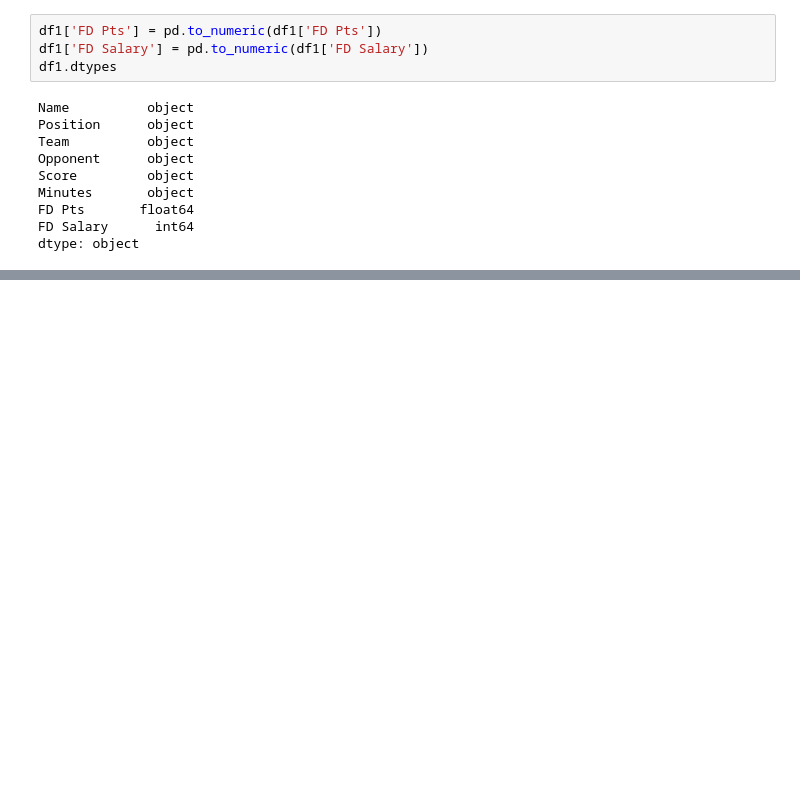
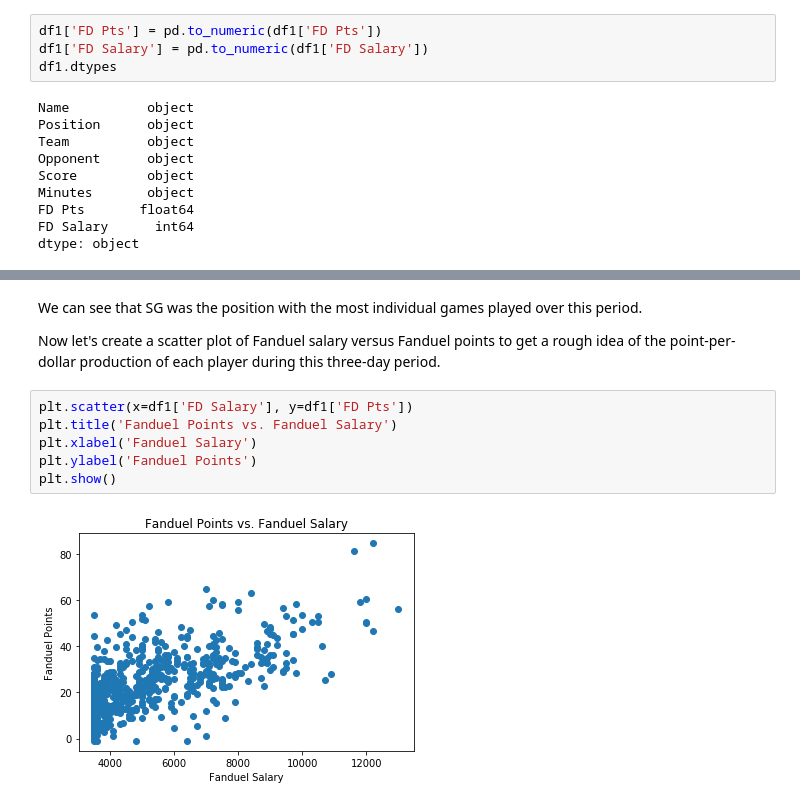
Before and after one commit to rakeshbhatia/thinkful, a Jupyter notebook: 5.2.4 APIs.ipynb, the cells around one changed output, grey strips where cells are left out. Saved outputs shown, nothing was run; the diff lists cells and outputs as text; blank space fills up the shorter version.

```diff
--- a/5.2.4 APIs.ipynb
+++ b/5.2.4 APIs.ipynb
@@ -746,0 +762,12 @@ plt.show()
+# %% [markdown]
+We can see that SG was the position with the most individual games played over this period.
+
+Now let's create a scatter plot of Fanduel salary versus Fanduel points to get a rough idea of the point-per-dollar production of each player during this three-day period.
+# %%
+plt.scatter(x=df1['FD Salary'], y=df1['FD Pts'])
+plt.title('Fanduel Points vs. Fanduel Salary')
+plt.xlabel('Fanduel Salary')
+plt.ylabel('Fanduel Points')
+plt.show()
+# %% [output]
+[figure, added]
```
Also changed, not shown: parts of 21 cells of this notebook.
